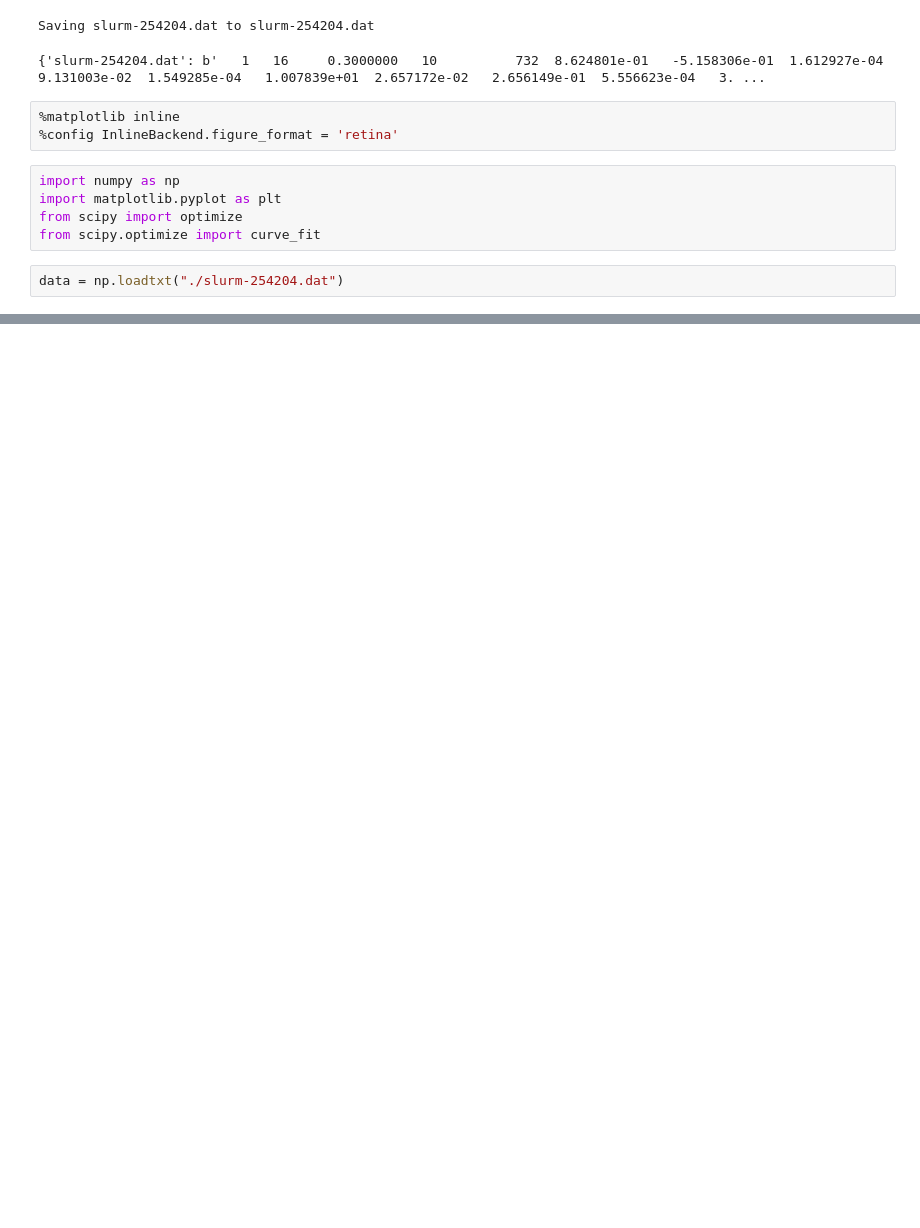
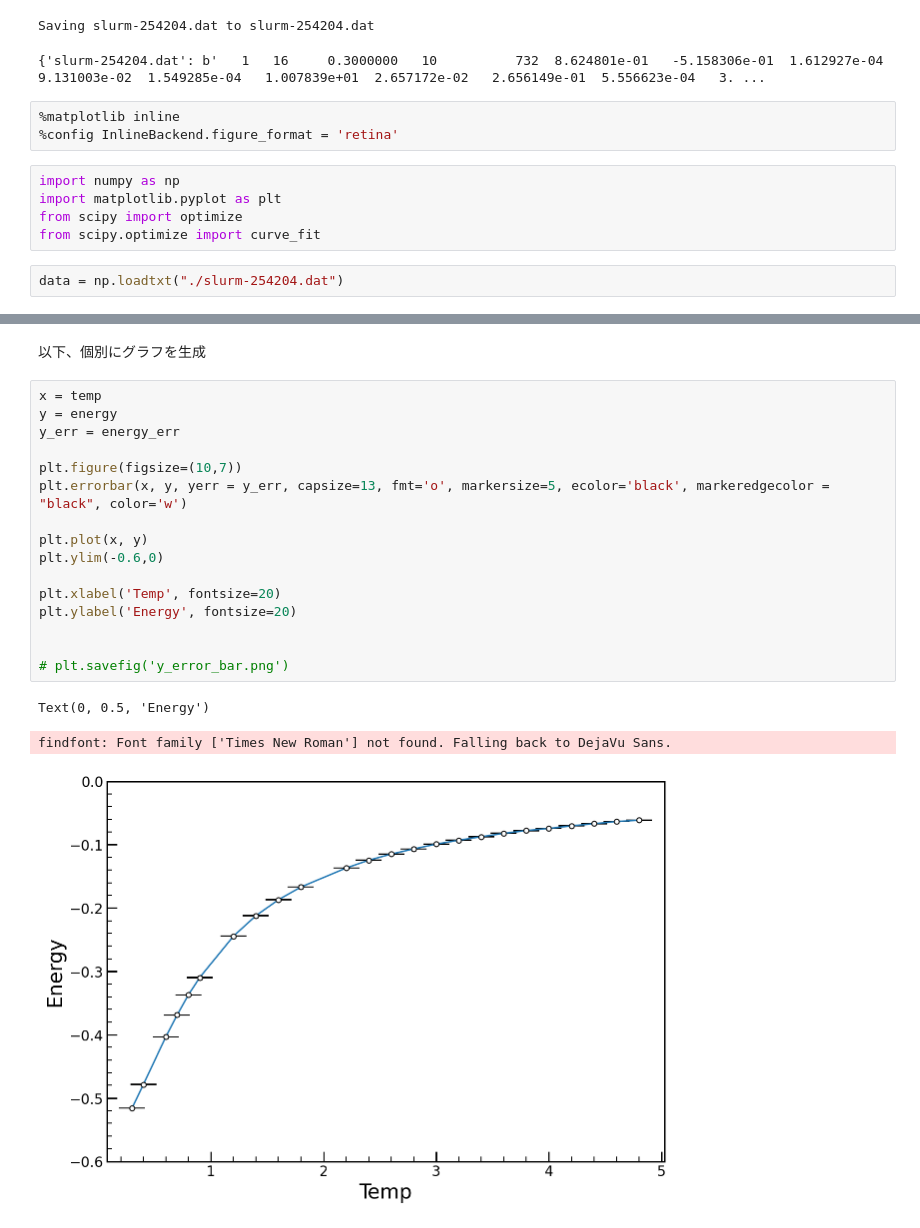
Before and after one commit to Taiga-U/bug-free-umbrella, a Jupyter notebook: makegraphs.ipynb, the cells around one changed output, grey strips where cells are left out. Drawn from its saved outputs; the diff is of its cells as text; blank space fills up the shorter version.

```diff
--- a/makegraphs.ipynb
+++ b/makegraphs.ipynb
@@ -60,0 +102,22 @@ correlation_length_y_err = data[:,27]
+# %% [markdown]
+以下、個別にグラフを生成
+# %%
+x = temp
+y = energy
+y_err = energy_err
+
+plt.figure(figsize=(10,7))
+plt.errorbar(x, y, yerr = y_err, capsize=13, fmt='o', markersize=5, ecolor='black', markeredgecolor = "black", color='w')
+
+plt.plot(x, y)
+plt.ylim(-0.6,0)
+
+plt.xlabel('Temp', fontsize=20)
+plt.ylabel('Energy', fontsize=20)
+
+
+# plt.savefig('y_error_bar.png')
+# %% [output]
+Text(0, 0.5, 'Energy')
+findfont: Font family ['Times New Roman'] not found. Falling back to DejaVu Sans.
+[figure, added]
```
Also changed, not shown: parts of 8 cells of this notebook.
